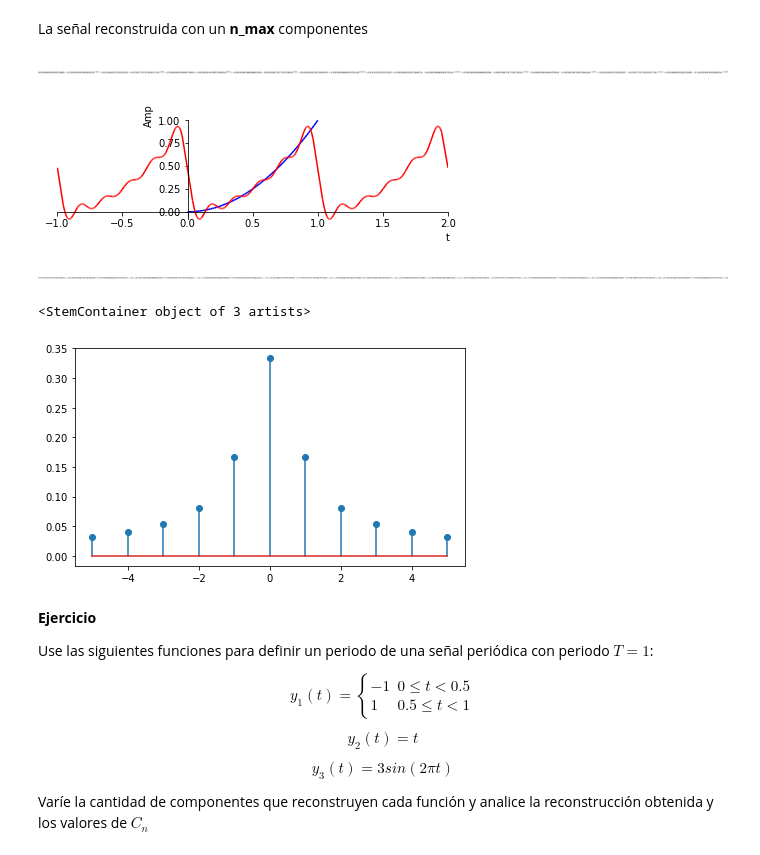
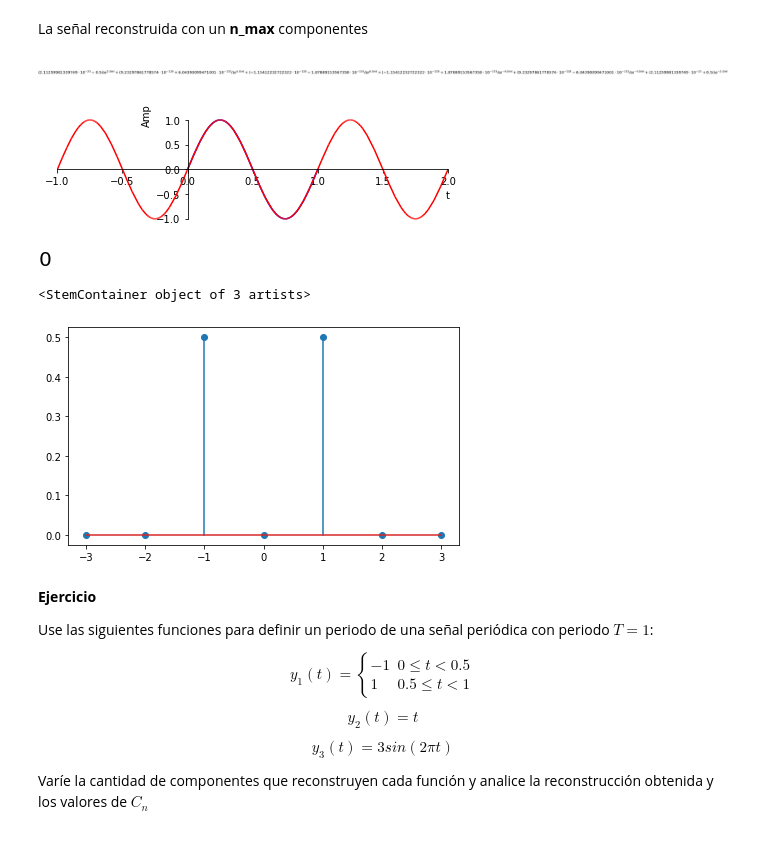
Before and after one commit to pierrediazp/Se-ales_y_Sistemas, a Jupyter notebook: 04_Series_de_Fourier.ipynb, the cells around one changed output. Drawn from its saved outputs; the diff is of its cells as text; code cells hidden in the pictures.

```diff
--- a/04_Series_de_Fourier.ipynb
+++ b/04_Series_de_Fourier.ipynb
@@ -125,9 +121,9 @@ nw = sym.symbols('n', real=True)
 delta = sym.DiracDelta(nw)
 w0 = 2 * sym.pi / T
 
-y = t**2
-#vy = 4*sym.sin(w0*t + 0.5) - 10
-# y = sym.sin(w0*t)
+# y = t**2
+# y = 4*sym.sin(w0*t + 0.5) - 10
+y = sym.sin(w0*t)
 # y = (t-0.5)*(t-0.5)
 y
 # %% [output]
@@ -135,25 +131,25 @@ y
 # %% [markdown]
 Aunque la sumatoria de las series de Fourier incluye infinitos términos, solamente se tomaran las primeras 3 componentes.
 # %%
-n_max = 5
+n_max = 3
 
 y_ser = 0
 C = 0
 ns = range(-n_max,n_max+1)
 espectro = pd.DataFrame(index = ns,
-                        columns= ['C','C_np','C_real','C_imag','C_mag','C_ang'])
+                        columns= ['C','C_real','C_imag','C_Abs','C_Arg'])
 
 for n in espectro.index:
     C_n = (1/T)*sym.integrate(y*sym.exp(-1j*n*w0*t), (t,0,T)).evalf()
-    C = C + C_n*delta.subs(nw,nw-n)
     y_ser = y_ser + C_n*sym.exp(1j*n*w0*t)
     espectro['C'][n]=C_n
     C_r = float(sym.re(C_n))
     C_i = float(sym.im(C_n))
+    C_Abs = float(sym.Abs(C_n))
+    C_Arg = float(sym.arg(C_n))
     espectro['C_real'][n] = C_r
     espectro['C_imag'][n] = C_i
-    espectro['C_np'][n] = complex(C_r + 1j*C_i)
-    espectro['C_mag'][n] = np.absolute(espectro['C_np'][n])
-    espectro['C_ang'][n] = np.angle(espectro['C_np'][n])
+    espectro['C_Abs'][n] = C_Abs
+    espectro['C_Arg'][n] = C_Arg
 espectro
 # %% [output]
@@ -174,7 +166,7 @@ La señal reconstruida con un **n_max** componentes
 # %%
 y_ser
 # %% [output]
-[figure, old version]
+[figure, new version]
 # %%
 plt.rcParams['figure.figsize'] = 7, 2
 #g1 = sym.plot(y, (t,0,1), ylabel=r'Amp',show=False,line_color='blue',legend=True, label = 'y(t) original')
@@ -185,17 +177,17 @@ g2 = sym.plot(sym.re(y_ser), (t,-1,2), ylabel=r'Amp',show=False,line_color='red'
 g1.extend(g2)
 g1.show()
 # %% [output]
-[figure, old version]
+[figure, new version]
 # %%
 C
 # %% [output]
-[figure, old version]
+[figure, new version]
 # %%
 plt.rcParams['figure.figsize'] = 7, 4
-plt.stem(espectro.index,espectro['C_mag'])
+plt.stem(espectro.index,espectro['C_Abs'])
 # %% [output]
 <StemContainer object of 3 artists>
-[figure, old version]
+[figure, new version]
 # %% [markdown]
 **Ejercicio**
 
```
Also changed, not shown: parts of 4 cells of this notebook.
